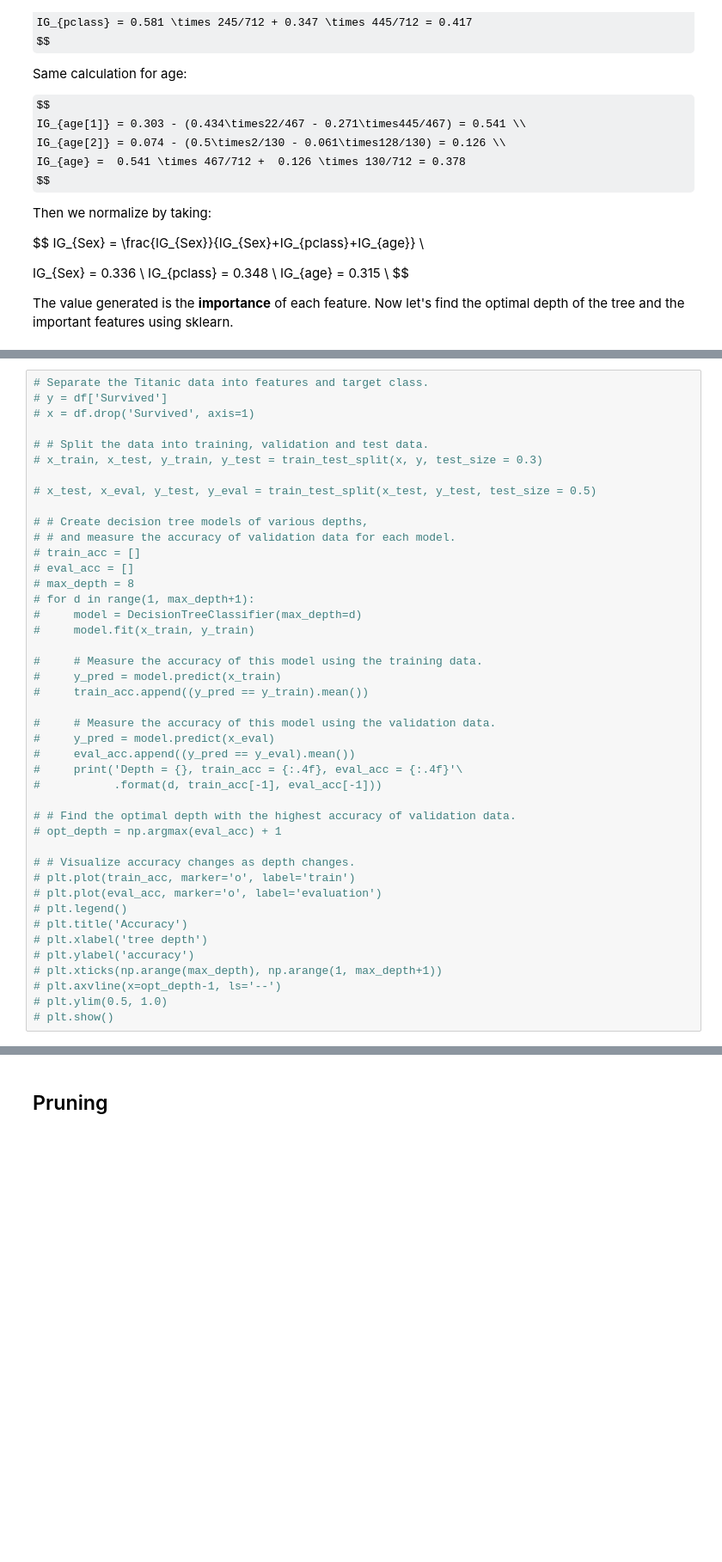
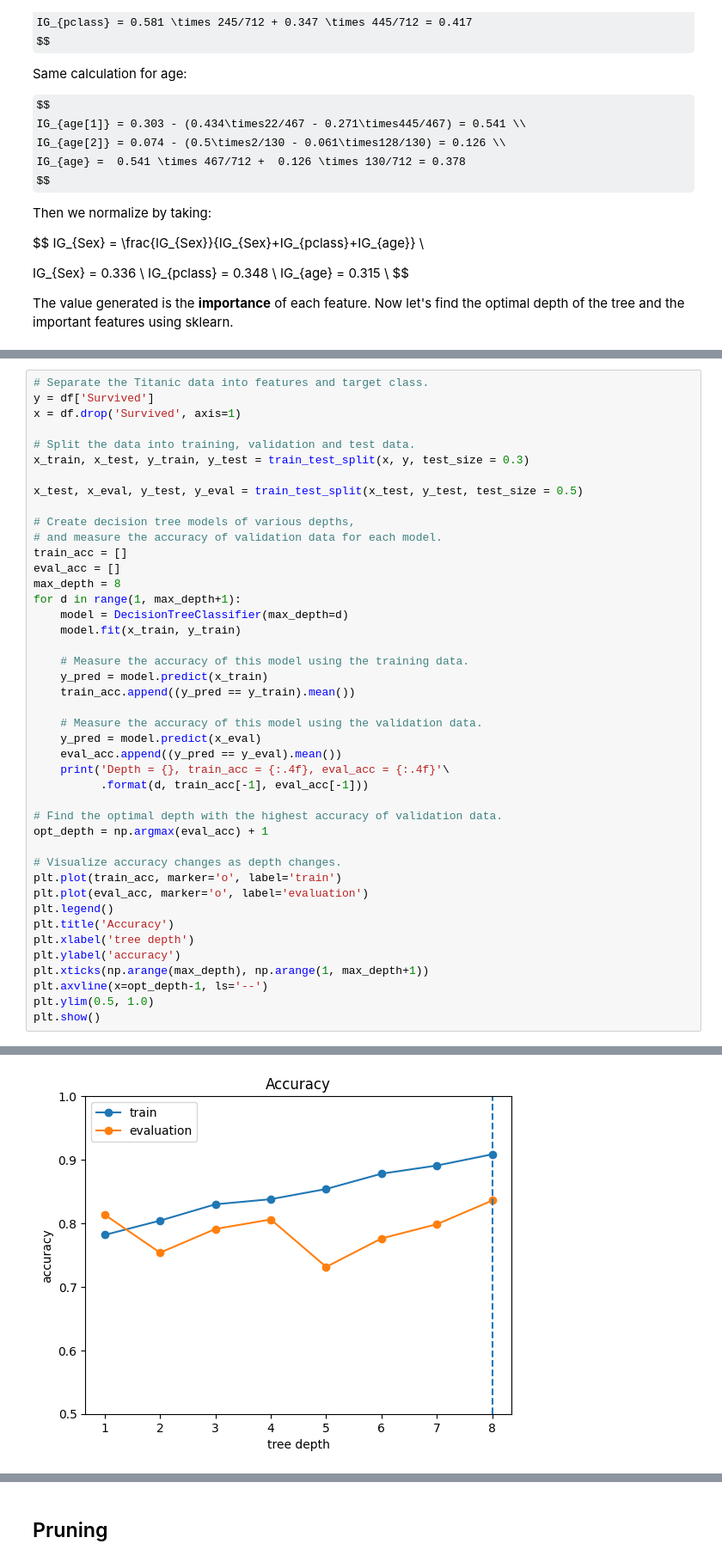
Before and after one commit to SreejaTeegala/MY-DAC-Curriculum, a Jupyter notebook: DAC-006_Machine_Learning/DAC-006-Intro_to_ML_Session_2_Student.ipynb, the cells around one changed output, grey strips where cells are left out. Shown: that part at 86% size. Cells and saved outputs as stored; diff of their text form; some formulas as TeX source; blank space fills up the shorter version.

```diff
--- a/DAC-006_Machine_Learning/DAC-006-Intro_to_ML_Session_2_Student.ipynb
+++ b/DAC-006_Machine_Learning/DAC-006-Intro_to_ML_Session_2_Student.ipynb
@@ -173,43 +188,44 @@ The value generated is the **importance** of each feature. Now let's find the op
 # %%
 # Separate the Titanic data into features and target class.
-# y = df['Survived']
-# x = df.drop('Survived', axis=1)
+y = df['Survived']
+x = df.drop('Survived', axis=1)
 
-# # Split the data into training, validation and test data.
-# x_train, x_test, y_train, y_test = train_test_split(x, y, test_size = 0.3)
+# Split the data into training, validation and test data.
+x_train, x_test, y_train, y_test = train_test_split(x, y, test_size = 0.3)
 
-# x_test, x_eval, y_test, y_eval = train_test_split(x_test, y_test, test_size = 0.5)
+x_test, x_eval, y_test, y_eval = train_test_split(x_test, y_test, test_size = 0.5)
 
-# # Create decision tree models of various depths,
-# # and measure the accuracy of validation data for each model.
-# train_acc = []
-# eval_acc = []
-# max_depth = 8
-# for d in range(1, max_depth+1):
-#     model = DecisionTreeClassifier(max_depth=d)
-#     model.fit(x_train, y_train)
+# Create decision tree models of various depths,
+# and measure the accuracy of validation data for each model.
+train_acc = []
+eval_acc = []
+max_depth = 8
+for d in range(1, max_depth+1):
+    model = DecisionTreeClassifier(max_depth=d)
+    model.fit(x_train, y_train)
 
-#     # Measure the accuracy of this model using the training data.
-#     y_pred = model.predict(x_train)
-#     train_acc.append((y_pred == y_train).mean())
+    # Measure the accuracy of this model using the training data.
+    y_pred = model.predict(x_train)
+    train_acc.append((y_pred == y_train).mean())
 
-#     # Measure the accuracy of this model using the validation data.
-#     y_pred = model.predict(x_eval)
-#     eval_acc.append((y_pred == y_eval).mean())
-#     print('Depth = {}, train_acc = {:.4f}, eval_acc = {:.4f}'\
-#           .format(d, train_acc[-1], eval_acc[-1]))
+    # Measure the accuracy of this model using the validation data.
+    y_pred = model.predict(x_eval)
+    eval_acc.append((y_pred == y_eval).mean())
+    print('Depth = {}, train_acc = {:.4f}, eval_acc = {:.4f}'\
+          .format(d, train_acc[-1], eval_acc[-1]))
 
-# # Find the optimal depth with the highest accuracy of validation data.
-# opt_depth = np.argmax(eval_acc) + 1
+# Find the optimal depth with the highest accuracy of validation data.
+opt_depth = np.argmax(eval_acc) + 1
 
-# # Visualize accuracy changes as depth changes.
-# plt.plot(train_acc, marker='o', label='train')
-# plt.plot(eval_acc, marker='o', label='evaluation')
-# plt.legend()
-# plt.title('Accuracy')
-# plt.xlabel('tree depth')
-# plt.ylabel('accuracy')
-# plt.xticks(np.arange(max_depth), np.arange(1, max_depth+1))
-# plt.axvline(x=opt_depth-1, ls='--')
-# plt.ylim(0.5, 1.0)
-# plt.show()
+# Visualize accuracy changes as depth changes.
+plt.plot(train_acc, marker='o', label='train')
+plt.plot(eval_acc, marker='o', label='evaluation')
+plt.legend()
+plt.title('Accuracy')
+plt.xlabel('tree depth')
+plt.ylabel('accuracy')
+plt.xticks(np.arange(max_depth), np.arange(1, max_depth+1))
+plt.axvline(x=opt_depth-1, ls='--')
+plt.ylim(0.5, 1.0)
+plt.show()
+# %% [output]
@@ -216,2 +240,3 @@ The value generated is the **importance** of each feature. Now let's find the op
+[figure, added]
 # %%
 # I set max_step=3 as a constant value for tree visualization.
```
Also changed, not shown: parts of 18 cells of this notebook, 2 other files.
